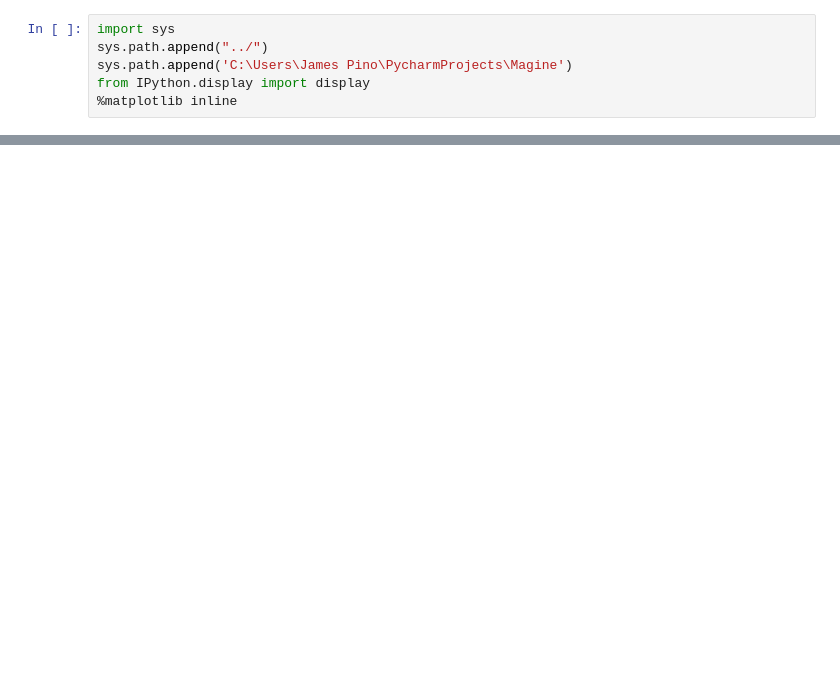
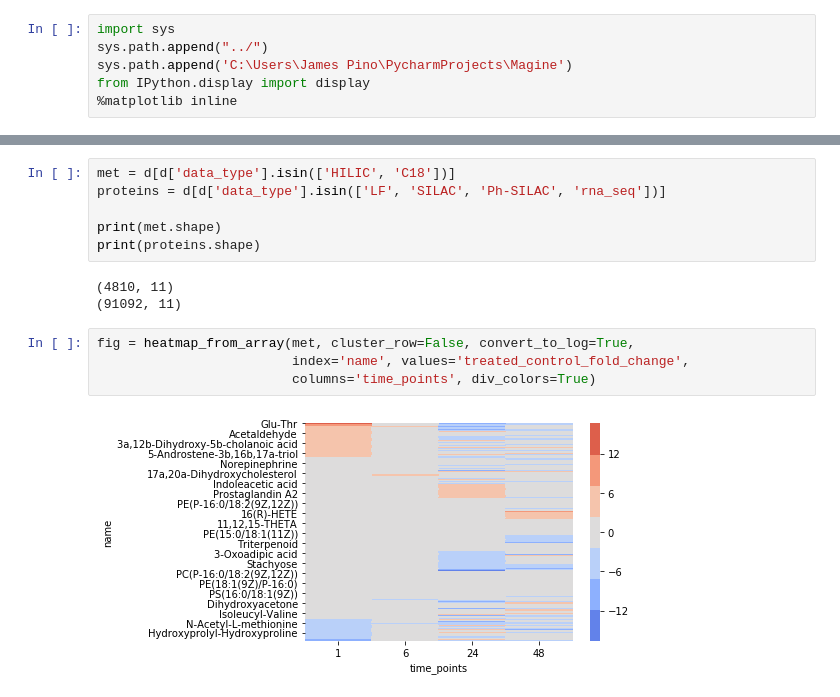
Before and after one commit to LoLab-MSM/MAGINE, a Jupyter notebook: examples/cisplatin/data_exploration.ipynb, the cells around one changed output, grey strips where cells are left out. Saved outputs shown, nothing was run; the diff lists cells and outputs as text; blank space fills up the shorter version.

```diff
--- a/examples/cisplatin/data_exploration.ipynb
+++ b/examples/cisplatin/data_exploration.ipynb
@@ -67,0 +62,15 @@ fig = heatmap_from_array(array, convert_to_log=True)
+# %%
+met = d[d['data_type'].isin(['HILIC', 'C18'])]
+proteins = d[d['data_type'].isin(['LF', 'SILAC', 'Ph-SILAC', 'rna_seq'])]
+
+print(met.shape)
+print(proteins.shape)
+# %% [output]
+(4810, 11)
+(91092, 11)
+# %%
+fig = heatmap_from_array(met, cluster_row=False, convert_to_log=True,
+                         index='name', values='treated_control_fold_change',
+                         columns='time_points', div_colors=True)
+# %% [output]
+[figure, added]
```
Also changed, not shown: parts of 12 cells of this notebook, 3 other files.
